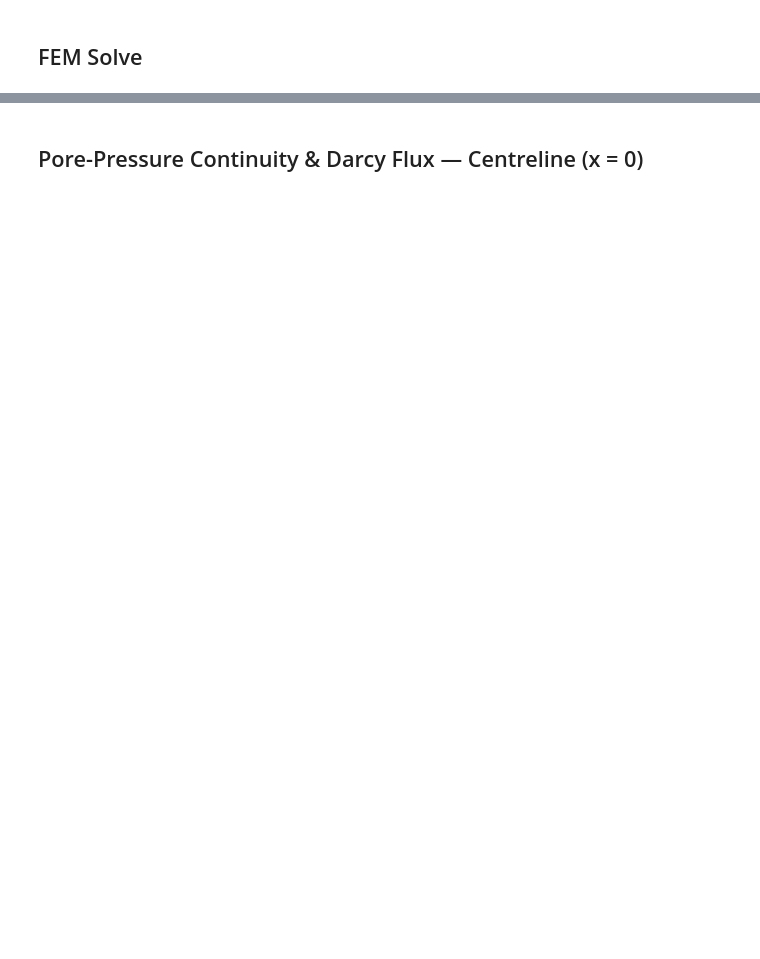
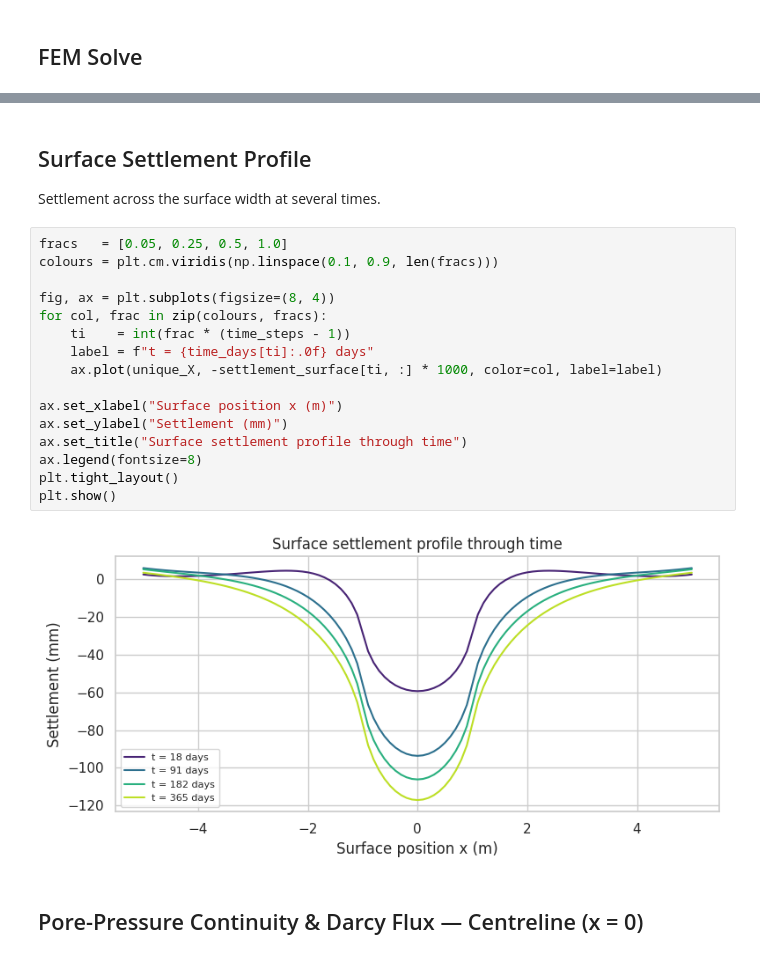
Before and after one commit to Uthman-eng/Geotechnical-Consolidation-FEM, a Jupyter notebook: notebooks/3_terzaghi_2d.ipynb, the cells around one changed output, grey strips where cells are left out. Drawn from its saved outputs; the diff is of its cells as text; blank space fills up the shorter version.

```diff
--- a/notebooks/3_terzaghi_2d.ipynb
+++ b/notebooks/3_terzaghi_2d.ipynb
@@ -86,3 +97,24 @@ NameError: name 'triang' is not defined
+# %% [markdown]
+## Surface Settlement Profile
+Settlement across the surface width at several times.
+# %%
+fracs   = [0.05, 0.25, 0.5, 1.0]
+colours = plt.cm.viridis(np.linspace(0.1, 0.9, len(fracs)))
+
+fig, ax = plt.subplots(figsize=(8, 4))
+for col, frac in zip(colours, fracs):
+    ti    = int(frac * (time_steps - 1))
+    label = f"t = {time_days[ti]:.0f} days"
+    ax.plot(unique_X, -settlement_surface[ti, :] * 1000, color=col, label=label)
+
+ax.set_xlabel("Surface position x (m)")
+ax.set_ylabel("Settlement (mm)")
+ax.set_title("Surface settlement profile through time")
+ax.legend(fontsize=8)
+plt.tight_layout()
+plt.show()
+# %% [output]
+[figure, added]
 # %% [markdown]
 ## Pore-Pressure Continuity & Darcy Flux — Centreline (x = 0)
 # %%
```
Also changed, not shown: parts of 5 cells of this notebook, 5 other files.
